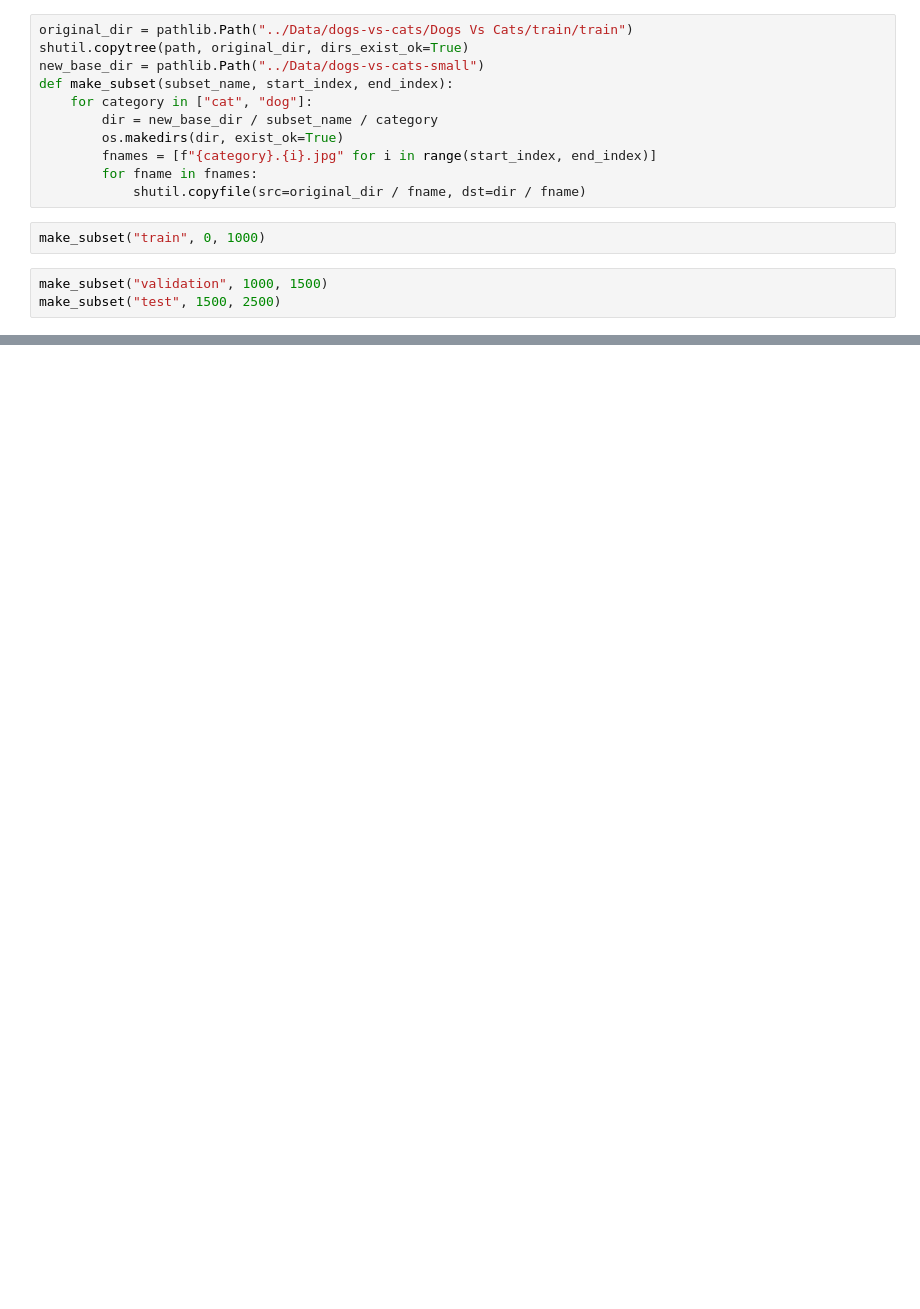
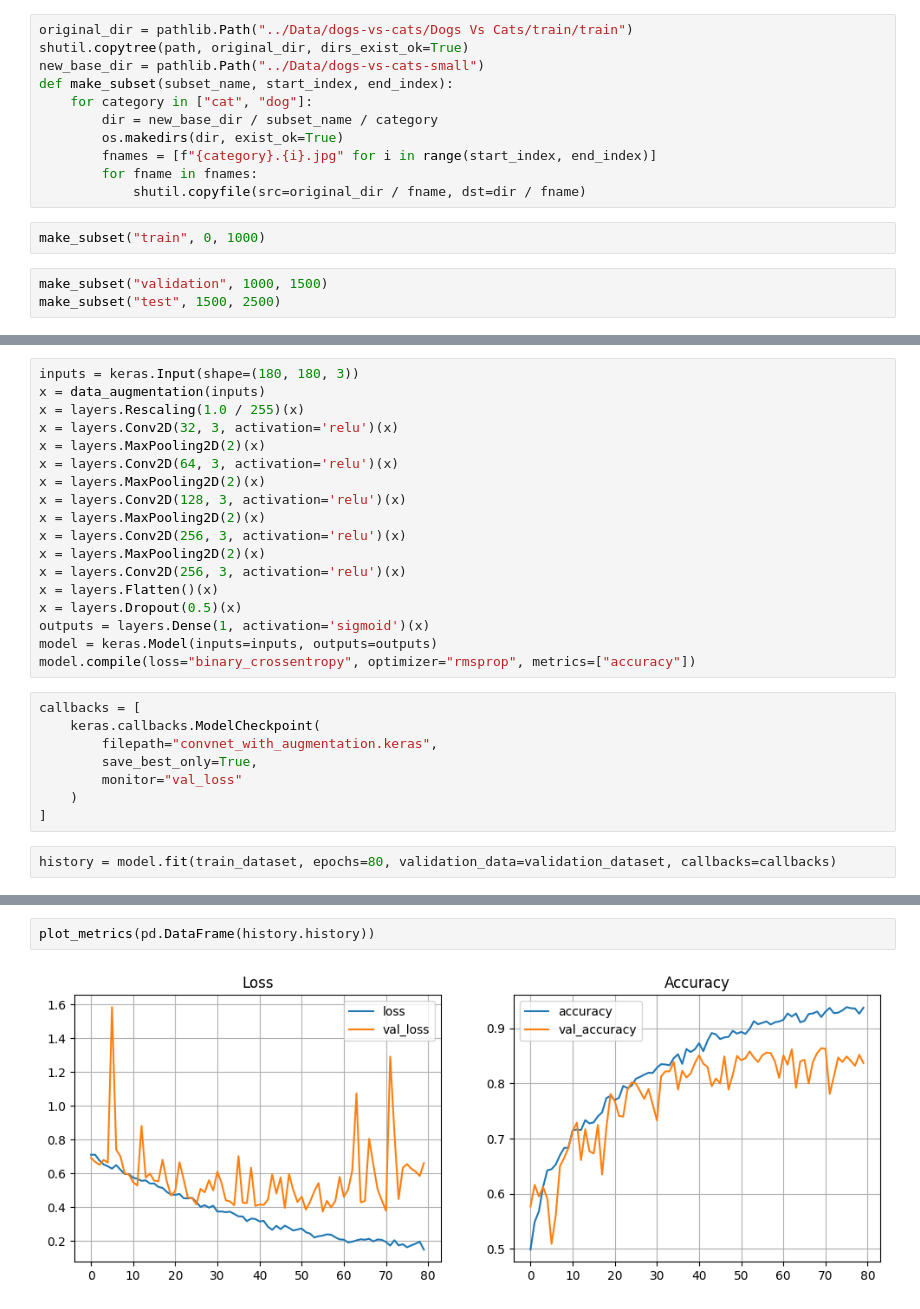
Before and after one commit to Zeepat/deep-machine-learning-asajad-hussein, a Jupyter notebook: Lectures/Lec05_01.ipynb, the cells around one changed output, grey strips where cells are left out. Cells and saved outputs as stored; diff of their text form; blank space fills up the shorter version.

```diff
--- a/Lectures/Lec05_01.ipynb
+++ b/Lectures/Lec05_01.ipynb
@@ -31,0 +174,28 @@ make_subset("test", 1500, 2500)
+# %%
+inputs = keras.Input(shape=(180, 180, 3))
+x = data_augmentation(inputs)
+x = layers.Rescaling(1.0 / 255)(x)
+x = layers.Conv2D(32, 3, activation='relu')(x)
+x = layers.MaxPooling2D(2)(x)
+x = layers.Conv2D(64, 3, activation='relu')(x)
+x = layers.MaxPooling2D(2)(x)
+x = layers.Conv2D(128, 3, activation='relu')(x)
+x = layers.MaxPooling2D(2)(x)
+x = layers.Conv2D(256, 3, activation='relu')(x)
+x = layers.MaxPooling2D(2)(x)
+x = layers.Conv2D(256, 3, activation='relu')(x)
+x = layers.Flatten()(x)
+x = layers.Dropout(0.5)(x)
+outputs = layers.Dense(1, activation='sigmoid')(x)
+model = keras.Model(inputs=inputs, outputs=outputs)
+model.compile(loss="binary_crossentropy", optimizer="rmsprop", metrics=["accuracy"])
+# %%
+callbacks = [
+    keras.callbacks.ModelCheckpoint(
+        filepath="convnet_with_augmentation.keras",
+        save_best_only=True,
+        monitor="val_loss"
+    )
+]
+# %%
+history = model.fit(train_dataset, epochs=80, validation_data=validation_dataset, callbacks=callbacks)
@@ -31,0 +220,4 @@ make_subset("test", 1500, 2500)
+# %%
+plot_metrics(pd.DataFrame(history.history))
+# %% [output]
+[figure, added]
```
Also changed, not shown: parts of 25 cells of this notebook, 3 other files.
